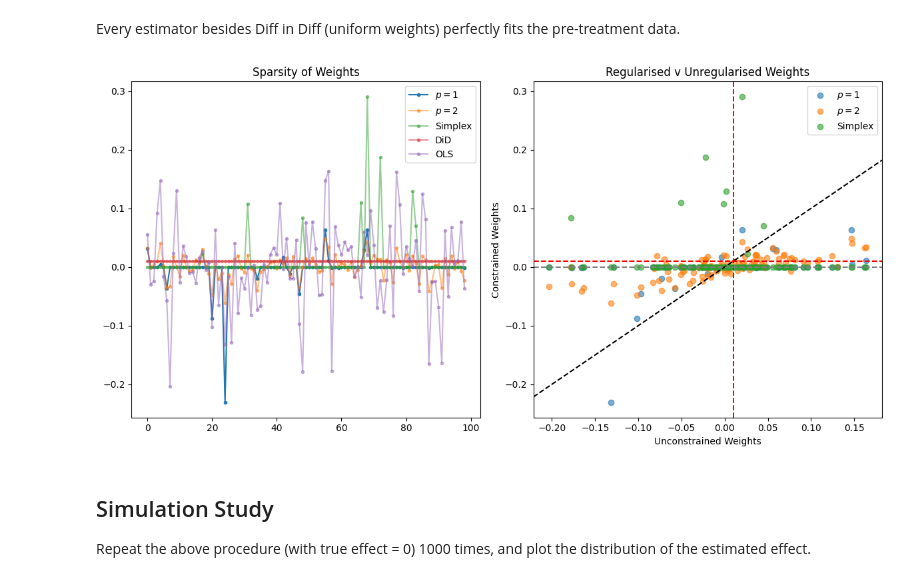
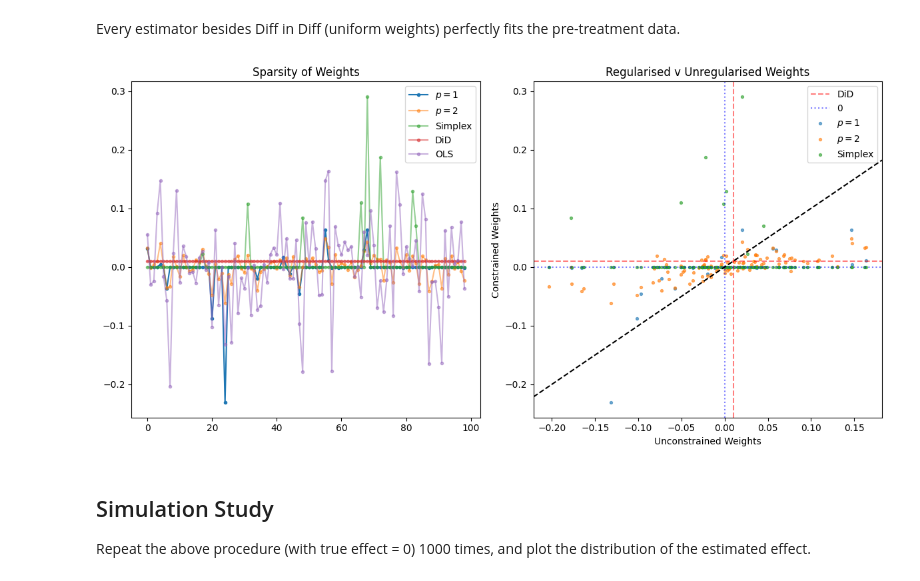
Before and after one commit to apoorvalal/pyensmallen, a Jupyter notebook: notebooks/synth.ipynb, the cells around one changed output. Cells and saved outputs as stored; diff of their text form; code cells hidden in the pictures.

```diff
--- a/notebooks/synth.ipynb
+++ b/notebooks/synth.ipynb
@@ -143,37 +143,41 @@ ax.legend(title="Imputed Counterfactuals")
 Every estimator besides Diff in Diff (uniform weights) perfectly fits the pre-treatment data.
 # %%
 f, ax = plt.subplots(1, 2, figsize=(12, 6))
+
+ax[1].axvline(1 / Y_control.shape[0], alpha=0.5, color="red", linestyle="--", label = "DiD")
+ax[1].axhline(1 / Y_control.shape[0], alpha=0.5, color="red", linestyle="--")
+ax[1].axvline(0, color="blue",        alpha=0.5, linestyle=":", label = '0')
+ax[1].axhline(0, color="blue",        alpha=0.5, linestyle=":")
+
 ax[0].plot(w_opt_1, label=r"$p=1$", marker=".")
 ax[0].plot(w_opt_2, label=r"$p=2$", marker=".", alpha=0.5)
 ax[0].plot(w_simplex, label="Simplex", marker=".", alpha=0.5)
 ax[0].plot(
     np.repeat(1 / Y_control.shape[0], Y_control.shape[0]),
     label="DiD",
     marker=".",
     alpha=0.5,
 )
 ax[0].plot(w_opt_linear, label="OLS", marker=".", alpha=0.5)
 ax[0].legend()
 ax[0].set_title("Sparsity of Weights")
-ax[1].scatter(w_opt_linear, w_opt_1, alpha=0.6, label="$p=1$")
-ax[1].scatter(w_opt_linear, w_opt_2, alpha=0.6, label="$p=2$")
-ax[1].scatter(w_opt_linear, w_simplex, alpha=0.6, label="Simplex")
+ax[1].scatter(w_opt_linear, w_opt_1,   s = 8, alpha=0.6, label="$p=1$")
+ax[1].scatter(w_opt_linear, w_opt_2,   s = 8, alpha=0.6, label="$p=2$")
+ax[1].scatter(w_opt_linear, w_simplex, s = 8, alpha=0.6, label="Simplex")
 ax[1].axline(
     [w_opt_linear.min(), w_opt_linear.min()],
     [w_opt_linear.max(), w_opt_linear.max()],
     color="black",
     linestyle="--",
 )
-ax[1].axvline(1 / Y_control.shape[0], color="red", linestyle="--")
-ax[1].axhline(1 / Y_control.shape[0], color="red", linestyle="--")
-ax[1].axhline(0, color="grey", linestyle="--")
+
 ax[1].legend()
 ax[1].set_xlabel("Unconstrained Weights")
 ax[1].set_ylabel("Constrained Weights")
 ax[1].set_title("Regularised v Unregularised Weights")
 f.tight_layout()
 # %% [output]
-[figure, old version]
+[figure, new version]
 # %% [markdown]
 ## Simulation Study
 
```
Also changed, not shown: parts of 3 cells of this notebook, 2 other files.
